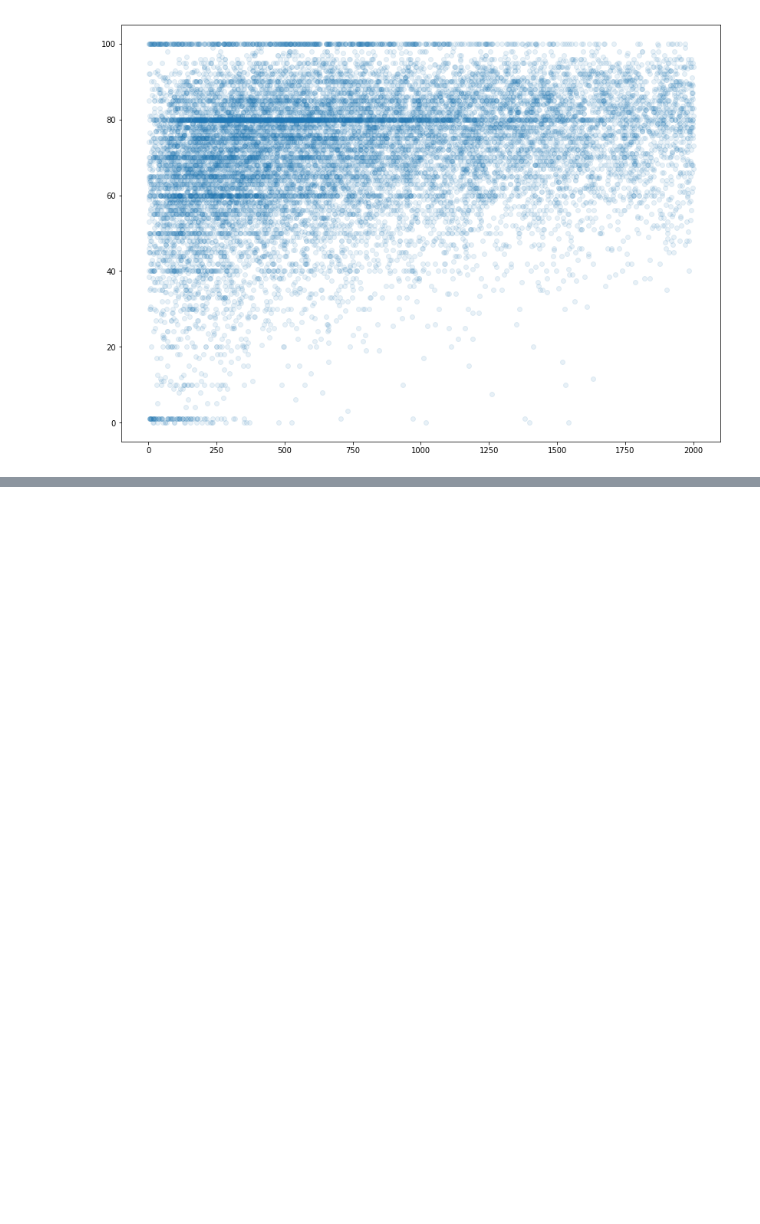
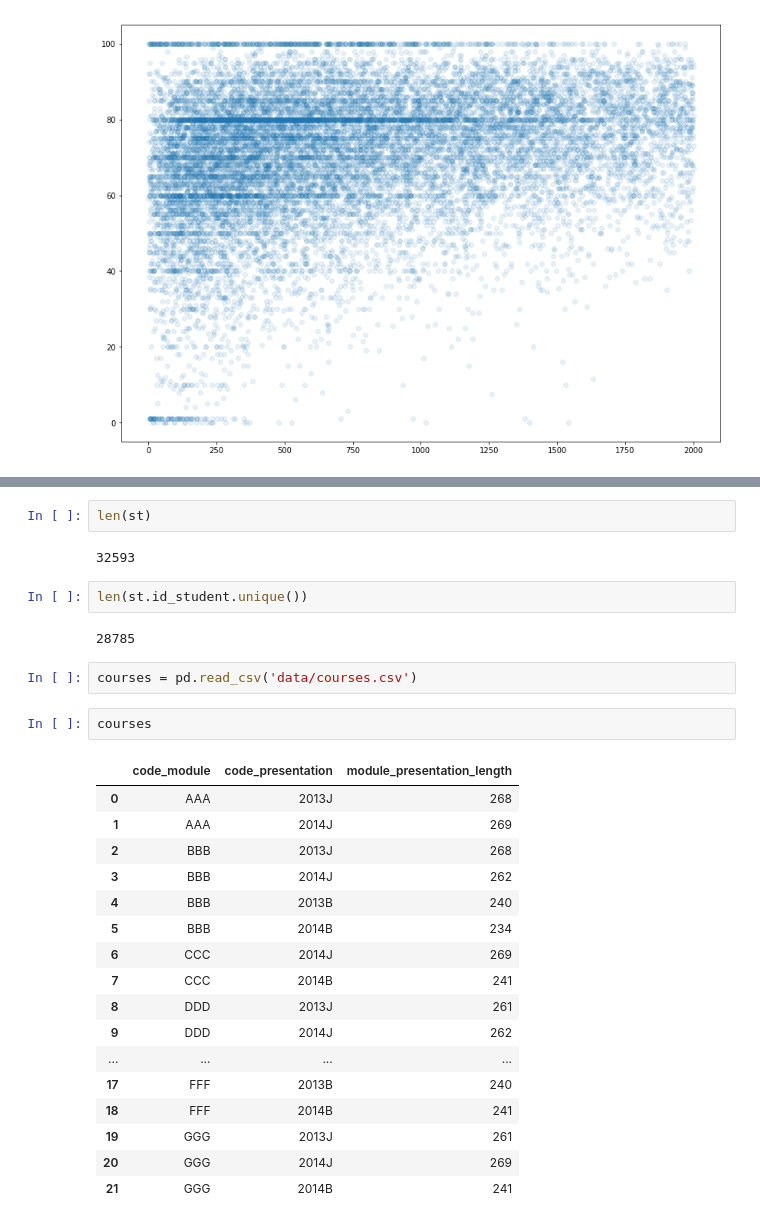
Before and after one commit to nikolholicka/curriculum, a Jupyter notebook: mod6/project_ideas/project_idea_2.ipynb, the cells around one changed output, grey strips where cells are left out. Cells and saved outputs as stored; diff of their text form; blank space fills up the shorter version.

```diff
--- a/mod6/project_ideas/project_idea_2.ipynb
+++ b/mod6/project_ideas/project_idea_2.ipynb
@@ -336,0 +392,30 @@ plt.scatter(st_with_total_clicks_no_high_clicks.sum_click, st_with_total_clicks_
+# %%
+len(st)
+# %% [output]
+32593
+# %%
+len(st.id_student.unique())
+# %% [output]
+28785
+# %%
+courses = pd.read_csv('data/courses.csv')
+# %%
+courses
+# %% [output]
+|  | code_module | code_presentation | module_presentation_length |
+| 0 | AAA | 2013J | 268 |
+| 1 | AAA | 2014J | 269 |
+| 2 | BBB | 2013J | 268 |
+| 3 | BBB | 2014J | 262 |
+| 4 | BBB | 2013B | 240 |
+| 5 | BBB | 2014B | 234 |
+| 6 | CCC | 2014J | 269 |
+| 7 | CCC | 2014B | 241 |
+| 8 | DDD | 2013J | 261 |
+| 9 | DDD | 2014J | 262 |
+| ... | ... | ... | ... |
+| 17 | FFF | 2013B | 240 |
+| 18 | FFF | 2014B | 241 |
+| 19 | GGG | 2013J | 261 |
+| 20 | GGG | 2014J | 269 |
+| 21 | GGG | 2014B | 241 |
```
Also changed, not shown: parts of 19 cells of this notebook.
